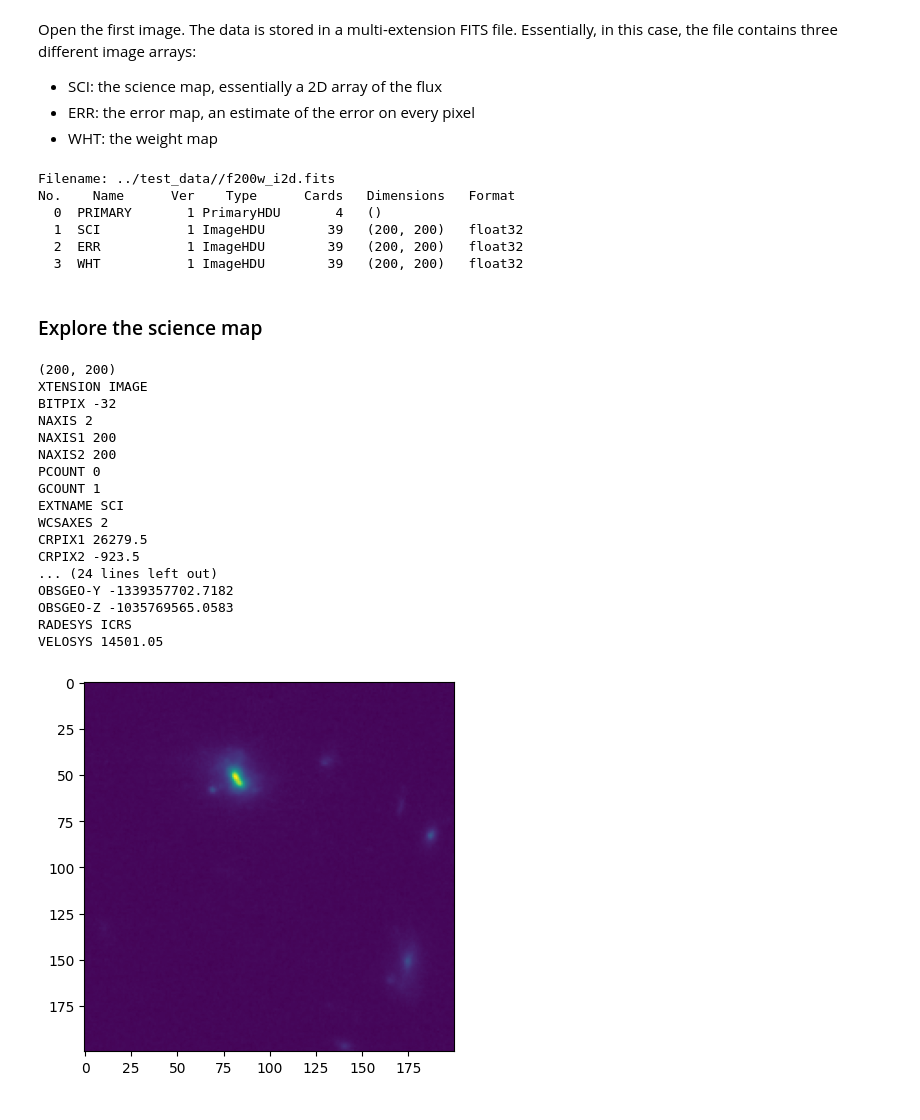
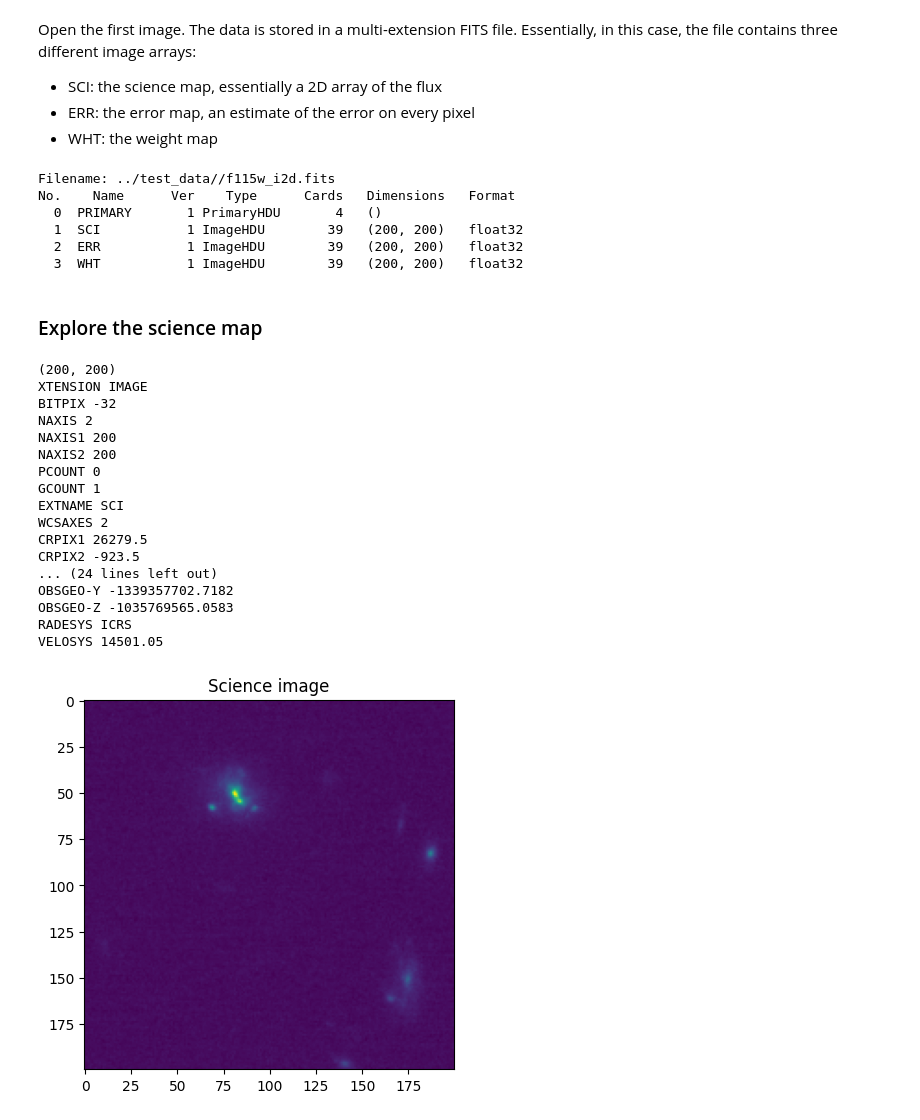
Before and after one commit to stephenmwilkins/jwst_imaging_workshop, a Jupyter notebook: workbooks/basic_image_analysis.ipynb, the cells around one changed output. Cells and saved outputs as stored; diff of their text form; code cells hidden in the pictures.

```diff
--- a/workbooks/basic_image_analysis.ipynb
+++ b/workbooks/basic_image_analysis.ipynb
@@ -29,12 +28,12 @@ Open the first image. The data is stored in a multi-extension FITS file. Essenti
 # %%
 
 # open the i2d image file
-hdul = fits.open(f"{image_dir}/f200w_i2d.fits")
+hdul = fits.open(f"{image_dir}/{filters[0]}_i2d.fits")
 
 # get info -
 hdul.info()
 # %% [output]
-Filename: ../test_data//f200w_i2d.fits
+Filename: ../test_data//f115w_i2d.fits
 No.    Name      Ver    Type      Cards   Dimensions   Format
   0  PRIMARY       1 PrimaryHDU       4   ()
   1  SCI           1 ImageHDU        39   (200, 200)   float32
@@ -48,31 +47,32 @@ No.    Name      Ver    Type      Cards   Dimensions   Format
 hdu = hdul['SCI']
 
 # print the shape of the science image
 print(hdu.data.shape)
 
 # print the header keywords
 for key, value in hdu.header.items():
     print(key, value)
 
 # plot the data
 plt.imshow(hdu.data)
+plt.title("Science image")
 plt.show()
 # %% [output]
 (200, 200)
 XTENSION IMAGE
 BITPIX -32
 NAXIS 2
 NAXIS1 200
 NAXIS2 200
 PCOUNT 0
 GCOUNT 1
 EXTNAME SCI
 WCSAXES 2
 CRPIX1 26279.5
 CRPIX2 -923.5
 ... (24 lines left out)
 OBSGEO-Y -1339357702.7182
 OBSGEO-Z -1035769565.0583
 RADESYS ICRS
 VELOSYS 14501.05
-[figure, old version]
+[figure, new version]
```
Also changed, not shown: parts of 10 cells of this notebook.
